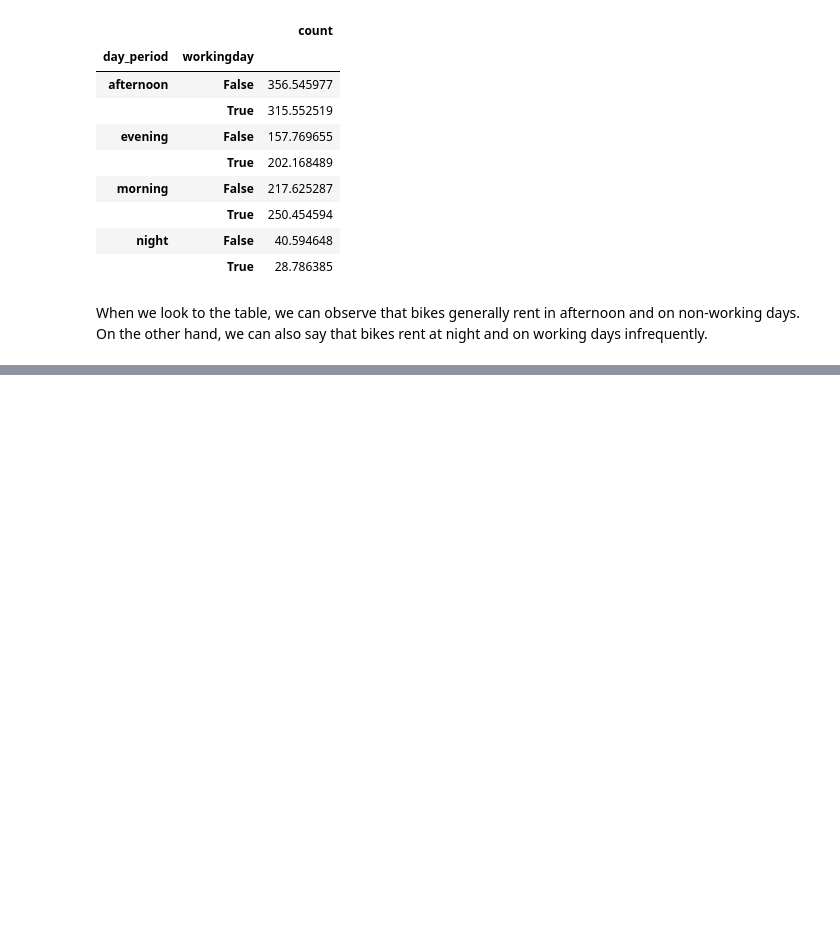
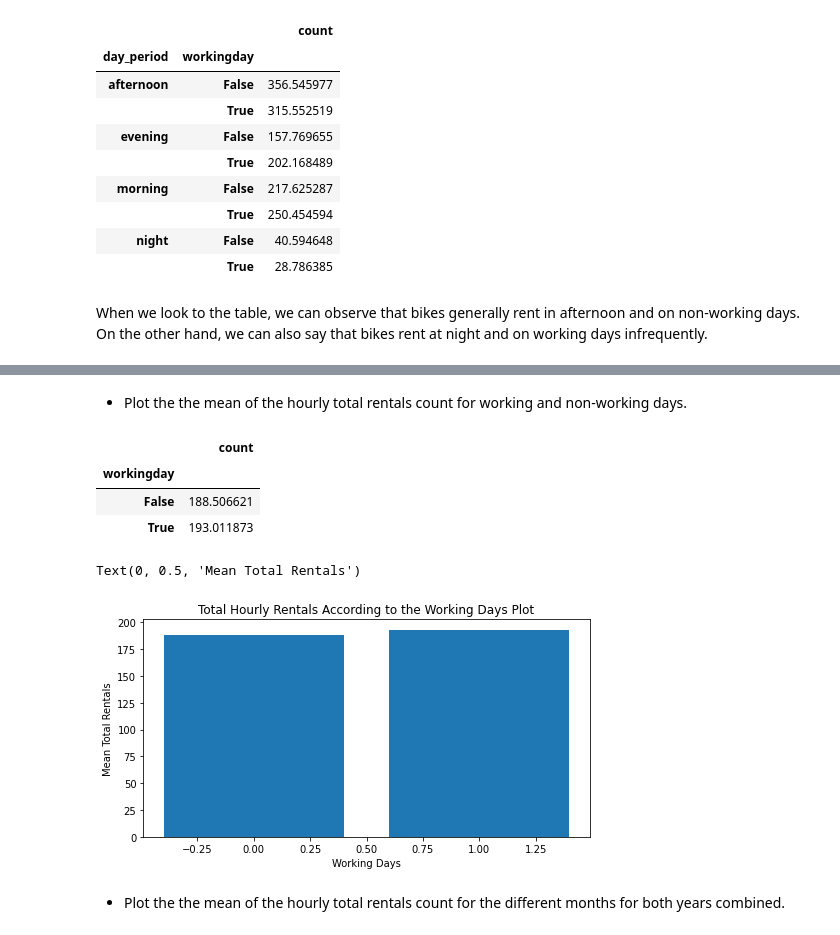
Before and after one commit to MrEktirir/Bike-Rental, a Jupyter notebook: Notebook/main.ipynb, the cells around one changed output, grey strips where cells are left out. Saved outputs shown, nothing was run; the diff lists cells and outputs as text; code cells hidden in the pictures; blank space fills up the shorter version.

```diff
--- a/Notebook/main.ipynb
+++ b/Notebook/main.ipynb
@@ -305,0 +331,21 @@ pivot_table
+# %% [markdown]
+* Plot the the mean of the hourly total rentals count for working and non-working days.
+# %%
+df = dataset.groupby('workingday')['count'].agg('mean').to_frame()
+df
+# %% [output]
+|  | count |
+| workingday |  |
+| False | 188.506621 |
+| True | 193.011873 |
+# %%
+f, ax = plt.subplots(figsize=(8, 4))
+ax.bar(x=df.index, height=df['count'])
+ax.set_title("Total Hourly Rentals According to the Working Days Plot")
+ax.set_xlabel("Working Days")
+ax.set_ylabel("Mean Total Rentals")
+# %% [output]
+Text(0, 0.5, 'Mean Total Rentals')
+[figure, added]
+# %% [markdown]
+* Plot the the mean of the hourly total rentals count for the different months for both years combined.
```
Also changed, not shown: parts of 28 cells of this notebook.
